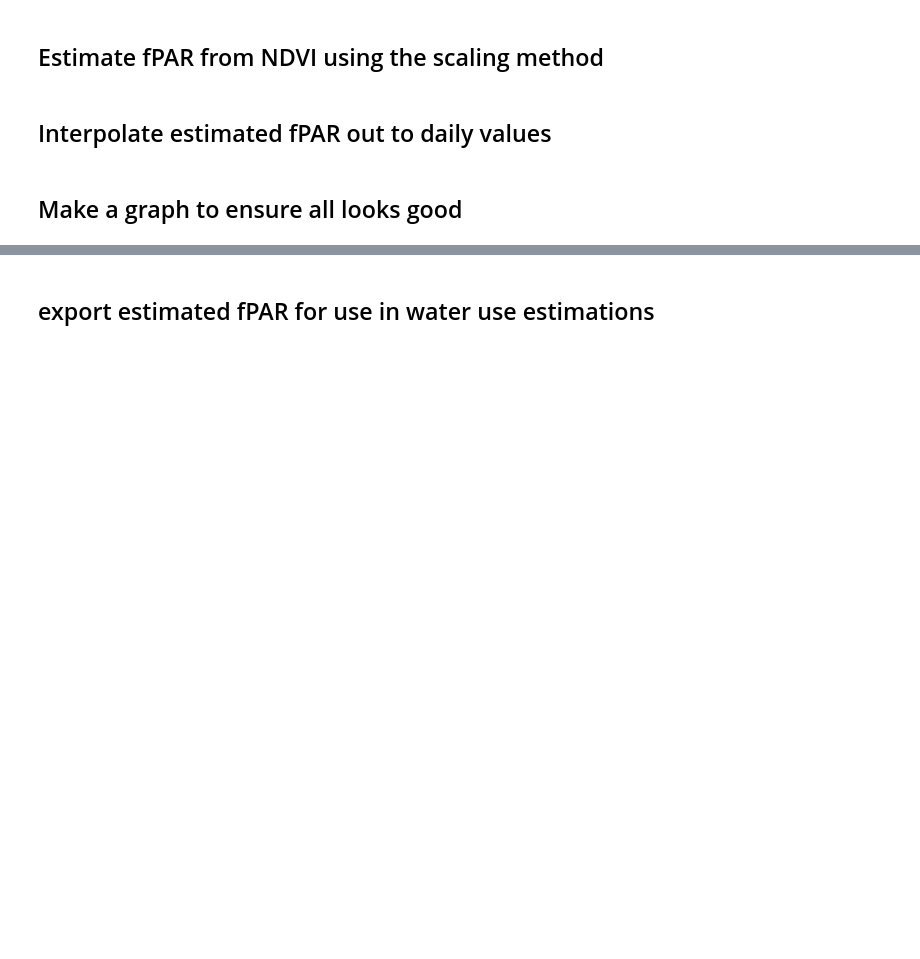
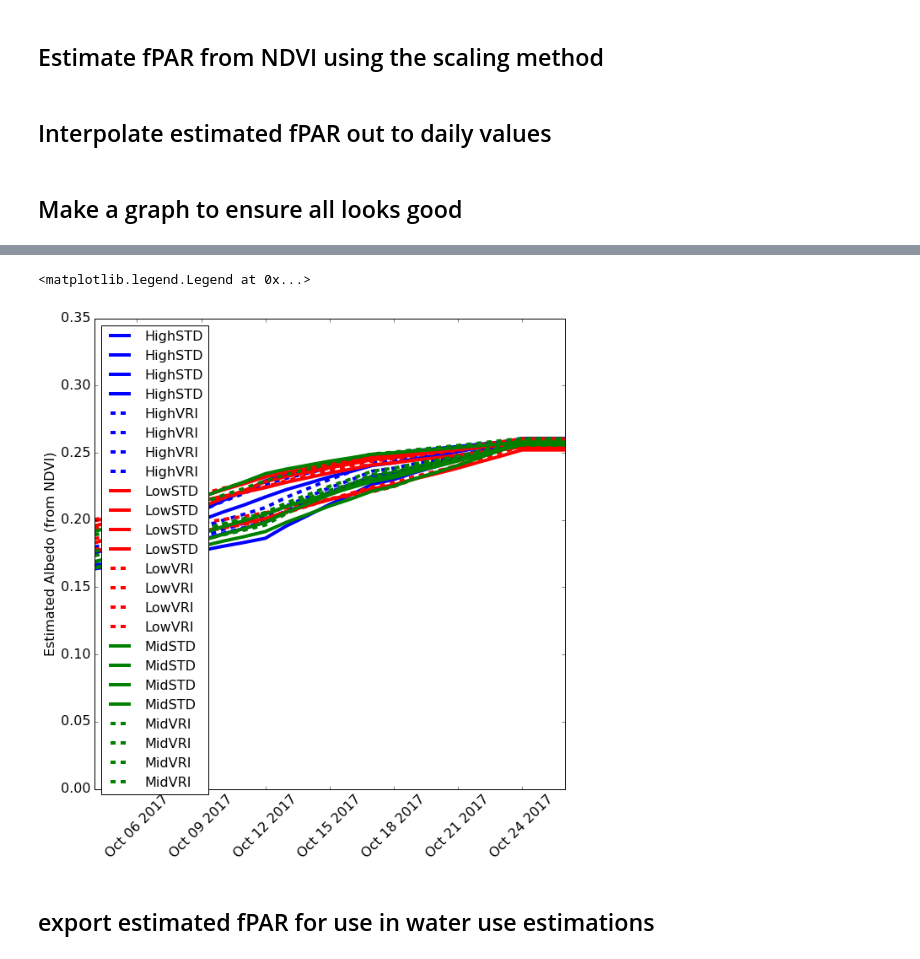
Before and after one commit to PlantandFoodResearch/MVI, a Jupyter notebook: RA1.3/GetNDVIData.ipynb, the cells around one changed output, grey strips where cells are left out. Cells and saved outputs as stored; diff of their text form; code cells hidden in the pictures; blank space fills up the shorter version.

```diff
--- a/RA1.3/GetNDVIData.ipynb
+++ b/RA1.3/GetNDVIData.ipynb
@@ -93,3 +95,11 @@ for Treat in DailyfPAR.columns:
+# %%
+Start = ObsDates[0]
+Today = datetime.datetime.now().date()
+DailyDates = pd.date_range(Start,Today)
+TreatIndex = fPARndvi.groupby(level=['Zone','Irrig','Rep']).mean().index
+DailyfPAR = pd.DataFrame(index = DailyDates, columns =TreatIndex)
+for plot in DailyfPAR.columns:
+    DailyfPAR.ix[:,plot] = np.interp(TempData,fPARndvi.ix[plot,'AccumTemp'],fPARndvi.ix[plot,'est'])
 # %% [markdown]
 ## Make a graph to ensure all looks good
 # %%
@@ -119,3 +131,34 @@ plt.legend(loc=2,fontsize=16)
+# %%
+def EstAlbedo(FPAR,coeff):
+    _return = np.multiply(FPAR,coeff)
+    _return = np.exp(_return)
+    _return = np.multiply(_return,0.15)
+    return _return
+# %%
+Albedo = pd.DataFrame(index = DailyfPAR.index,columns=DailyfPAR.columns)
+for plot in Albedo.columns:
+    Albedo.loc[:,plot] = [EstAlbedo(DailyfPAR.loc[x,plot],0.55) for x in DailyfPAR.index]
+# %%
+AlbedoGraph = plt.figure(figsize=(10,10))
+Irrigs = ['STD', 'VRI',]
+fills = ['b','w','r','w','g','w']
+lines = ['-','--','-','--','-','--']
+Zones = ['High', 'Low', 'Mid']
+edges = ['b','b','r','r','g','g']
+Reps = [1.0, 2.0, 3.0, 4.0]
+pos = -1
+for Zone in Zones:
+    for Irrig in Irrigs:
+        pos+=1
+        plt.plot(Albedo.index,Albedo.ix[:,(Zone,Irrig)],lines[pos],color=edges[pos],label=Zone+Irrig,lw=4)
+plt.ylabel('Estimated Albedo (from NDVI)',fontsize=16)
+plt.xticks(rotation=45)
+plt.tick_params(labelsize=16)
+plt.ylim(0,0.35)
+plt.legend(loc=2,fontsize=16)
+# %% [output]
+<matplotlib.legend.Legend at 0x...>
+[figure, added]
 # %% [markdown]
 ## export estimated fPAR for use in water use estimations
 # %%
```
Also changed, not shown: parts of 6 cells of this notebook.
